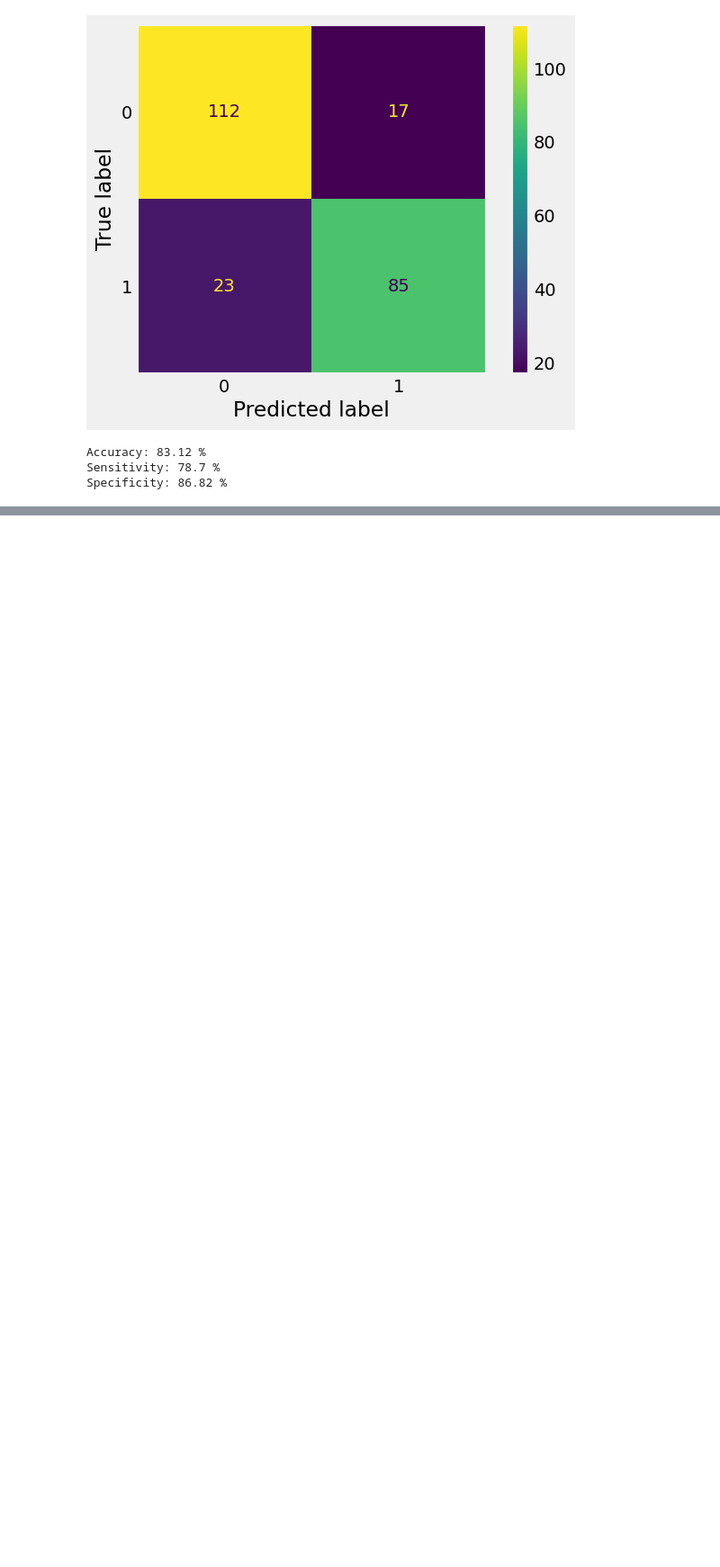
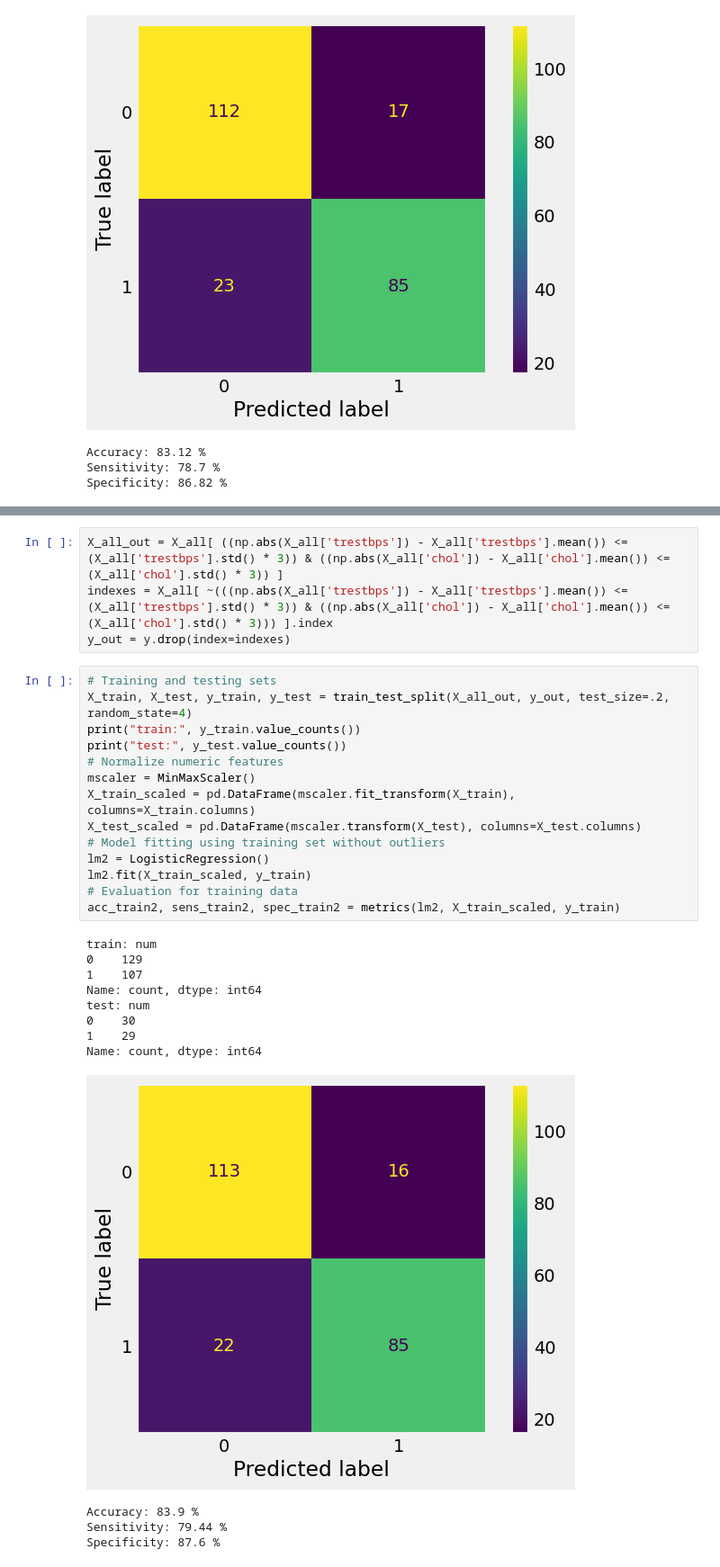
Before and after one commit to moscmh/heartdisease_by_logisticregression, a Jupyter notebook: heart.ipynb, the cells around one changed output, grey strips where cells are left out. Shown at 90% size. Cells and saved outputs as stored; diff of their text form; blank space fills up the shorter version.

Commit message:
First model trained with 83.9% accuracy. Removing outliers improved just a bit."
Signed-off-by: Man Ho Cheung <mos.cheung.mh@gmail.com>

```diff
--- a/heart.ipynb
+++ b/heart.ipynb
@@ -358,0 +361,31 @@ Specificity: 86.82 %
+# %%
+X_all_out = X_all[ ((np.abs(X_all['trestbps']) - X_all['trestbps'].mean()) <= (X_all['trestbps'].std() * 3)) & ((np.abs(X_all['chol']) - X_all['chol'].mean()) <= (X_all['chol'].std() * 3)) ]
+indexes = X_all[ ~(((np.abs(X_all['trestbps']) - X_all['trestbps'].mean()) <= (X_all['trestbps'].std() * 3)) & ((np.abs(X_all['chol']) - X_all['chol'].mean()) <= (X_all['chol'].std() * 3))) ].index
+y_out = y.drop(index=indexes)
+# %%
+# Training and testing sets
+X_train, X_test, y_train, y_test = train_test_split(X_all_out, y_out, test_size=.2, random_state=4)
+print("train:", y_train.value_counts())
+print("test:", y_test.value_counts())
+# Normalize numeric features
+mscaler = MinMaxScaler()
+X_train_scaled = pd.DataFrame(mscaler.fit_transform(X_train), columns=X_train.columns)
+X_test_scaled = pd.DataFrame(mscaler.transform(X_test), columns=X_test.columns)
+# Model fitting using training set without outliers
+lm2 = LogisticRegression()
+lm2.fit(X_train_scaled, y_train)
+# Evaluation for training data
+acc_train2, sens_train2, spec_train2 = metrics(lm2, X_train_scaled, y_train)
+# %% [output]
+train: num
+0    129
+1    107
+Name: count, dtype: int64
+test: num
+0    30
+1    29
+Name: count, dtype: int64
+[figure, added]
+Accuracy: 83.9 %
+Sensitivity: 79.44 %
+Specificity: 87.6 %
```
Also changed, not shown: parts of 1 cell of this notebook.
